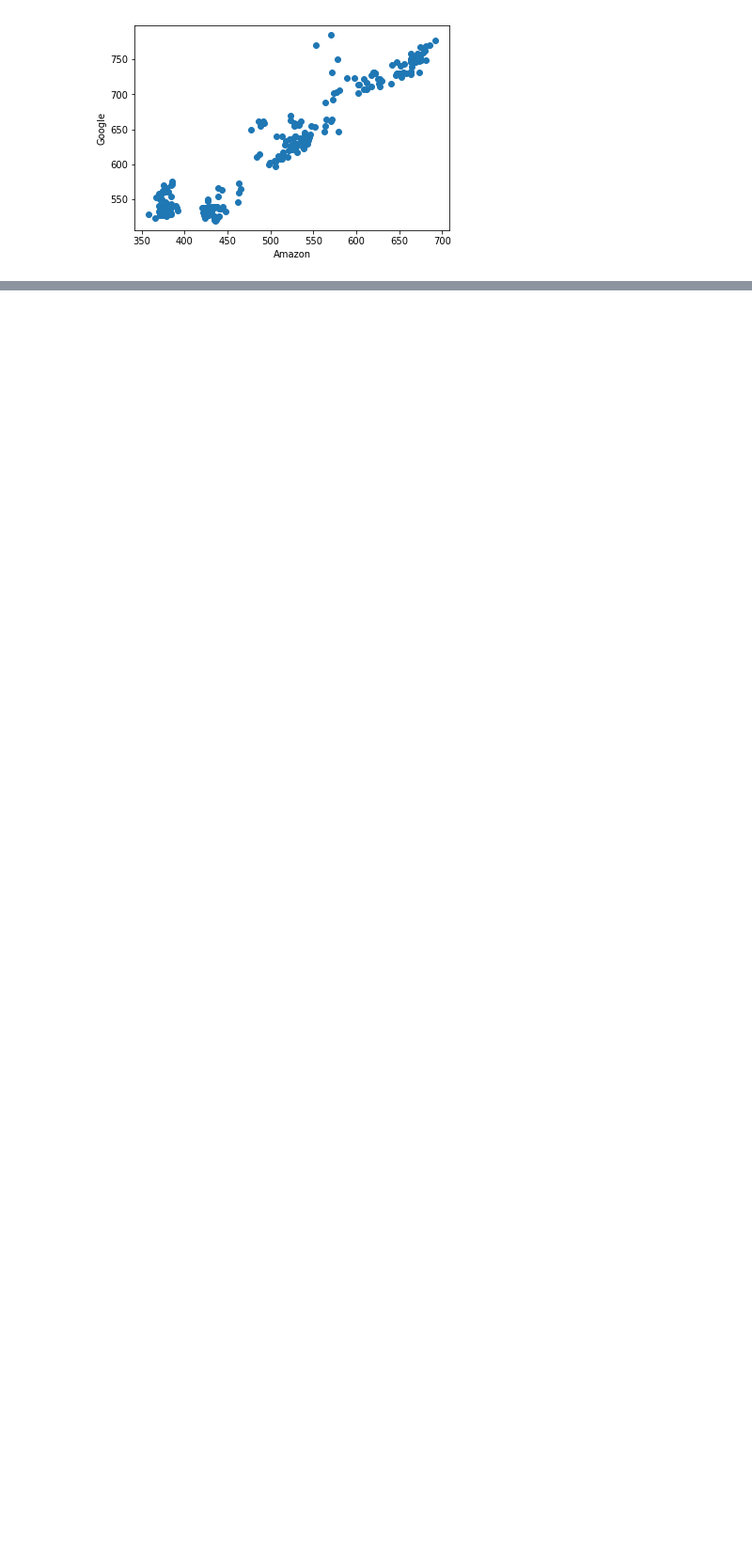
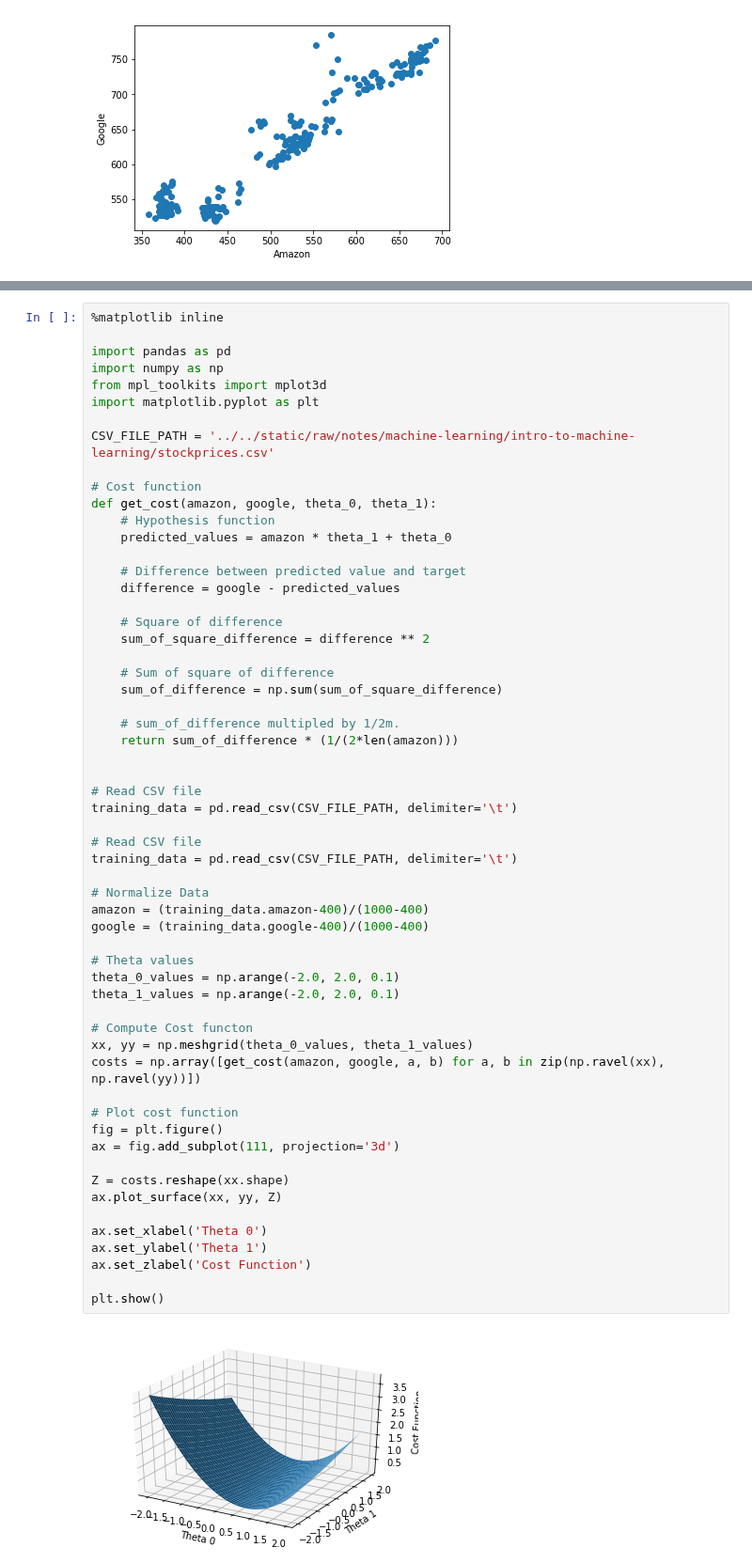
Before and after one commit to sunitdev/notes, a Jupyter notebook: notes/machine-learning/Intro-to-machine-learning.ipynb, the cells around one changed output, grey strips where cells are left out. Shown at 94% size. Saved outputs shown, nothing was run; the diff lists cells and outputs as text; blank space fills up the shorter version.

Commit message:
Added cost function to linear regression

```diff
--- a/notes/machine-learning/Intro-to-machine-learning.ipynb
+++ b/notes/machine-learning/Intro-to-machine-learning.ipynb
@@ -190,0 +227,60 @@ $$
+# %%
+%matplotlib inline
+
+import pandas as pd
+import numpy as np
+from mpl_toolkits import mplot3d
+import matplotlib.pyplot as plt
+
+CSV_FILE_PATH = '../../static/raw/notes/machine-learning/intro-to-machine-learning/stockprices.csv'
+
+# Cost function
+def get_cost(amazon, google, theta_0, theta_1):
+    # Hypothesis function
+    predicted_values = amazon * theta_1 + theta_0
+
+    # Difference between predicted value and target
+    difference = google - predicted_values
+
+    # Square of difference
+    sum_of_square_difference = difference ** 2
+
+    # Sum of square of difference
+    sum_of_difference = np.sum(sum_of_square_difference)
+
+    # sum_of_difference multipled by 1/2m.
+    return sum_of_difference * (1/(2*len(amazon)))
+
+
+# Read CSV file
+training_data = pd.read_csv(CSV_FILE_PATH, delimiter='\t')
+
+# Read CSV file
+training_data = pd.read_csv(CSV_FILE_PATH, delimiter='\t')
+
+# Normalize Data
+amazon = (training_data.amazon-400)/(1000-400)
+google = (training_data.google-400)/(1000-400)
+
+# Theta values
+theta_0_values = np.arange(-2.0, 2.0, 0.1)
+theta_1_values = np.arange(-2.0, 2.0, 0.1)
+
+# Compute Cost functon
+xx, yy = np.meshgrid(theta_0_values, theta_1_values)
+costs = np.array([get_cost(amazon, google, a, b) for a, b in zip(np.ravel(xx), np.ravel(yy))])
+
+# Plot cost function
+fig = plt.figure()
+ax = fig.add_subplot(111, projection='3d')
+
+Z = costs.reshape(xx.shape)
+ax.plot_surface(xx, yy, Z)
+
+ax.set_xlabel('Theta 0')
+ax.set_ylabel('Theta 1')
+ax.set_zlabel('Cost Function')
+
+plt.show()
+# %% [output]
+[figure, added]
```
Also changed, not shown: parts of 2 cells of this notebook, 1 other file.
